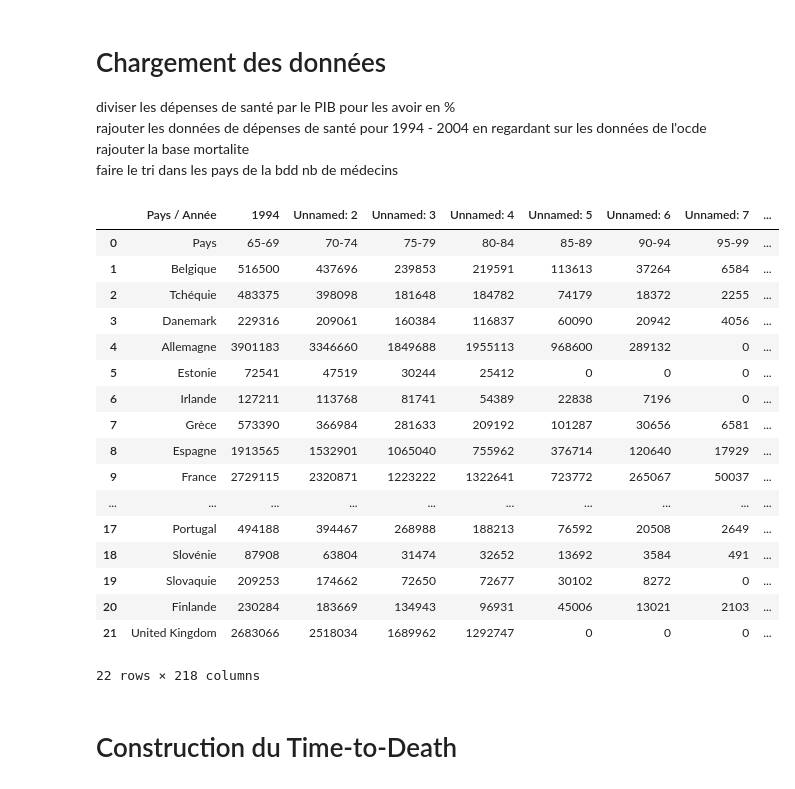
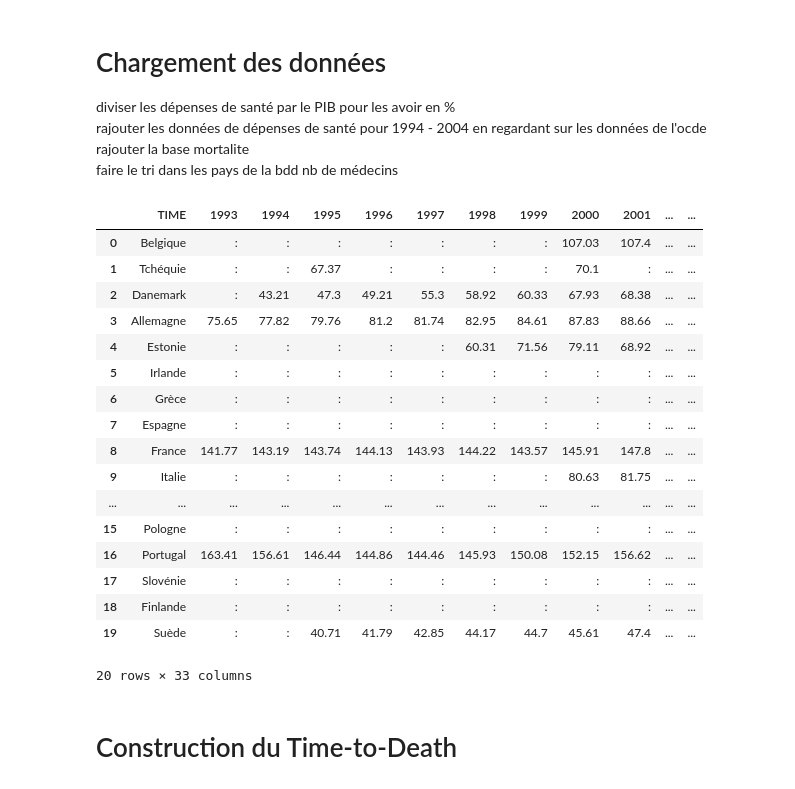
Before and after one commit to celineferbach/PESSD, a Jupyter notebook: main.ipynb, the cells around one changed output. Cells and saved outputs as stored; diff of their text form; code cells hidden in the pictures.

```diff
--- a/main.ipynb
+++ b/main.ipynb
@@ -24,42 +24,36 @@ rajouter les données de dépenses de santé pour 1994 - 2004 en regardant sur l
 rajouter la base mortalite
 faire le tri dans les pays de la bdd nb de médecins
 # %%
-def load_data() :
-    #PIB, pop_65, pop_tot, densite_medicale, out_of_pocket, mortalite :  #à remplacer par load_data() quand ce sera codé
-
-    depenses_sante_vol = pd.read_excel(os.path.join("data", "Depenses_sante_en_volume.xlsx"))
-    depenses_sante_PIB = pd.read_excel(os.path.join("data", "Depenses_Sante_PIB.xlsx"))
-    pib = pd.read_excel(os.path.join("data", "PIB.xlsx"))
-    pib_par_habitant = pd.read_excel(os.path.join("data", "PIB_par_habitant.xlsx"))
-    pop_tot = pd.read_excel(os.path.join("data", "Pop_tot.xlsx"))
-    pop65 = pd.read_excel(os.path.join("data", "Pop+65ans.xlsx"))
-    part_pop65 = pd.read_excel(os.path.join("data", "part_pop_plus_65.xlsx"))
-    pop_par_age = pd.read_excel(os.path.join("data", "Population_par_age_tranches5ans.xlsx"))
-
-    return depenses_sante_vol, depenses_sante_PIB, pib, pib_par_habitant, pop_tot, pop65, part_pop65, pop_par_age
-
-depenses_sante_vol, depenses_sante_PIB, pib, pib_par_habitant, pop_tot, pop65, part_pop65, pop_par_age = load_data()
+depenses_sante_vol = pd.read_excel(os.path.join("data", "Depenses_sante_en_volume.xlsx"))
+depenses_sante_PIB = pd.read_excel(os.path.join("data", "Depenses_Sante_PIB.xlsx"))
+pib = pd.read_excel(os.path.join("data", "PIB.xlsx"))
+pib_par_habitant = pd.read_excel(os.path.join("data", "PIB_par_habitant.xlsx"))
+pop_tot = pd.read_excel(os.path.join("data", "Pop_tot.xlsx"))
+pop65 = pd.read_excel(os.path.join("data", "Pop+65ans.xlsx"))
+part_pop65 = pd.read_excel(os.path.join("data", "part_pop_plus_65.xlsx"))
+pop_par_age = pd.read_excel(os.path.join("data", "Population_par_age_tranches5ans.xlsx"))
+offre_medicale = pd.read_excel(os.path.join("data", "Offre-medicale_Practiciens.xlsx"))
 # %%
-pop_par_age
+offre_medicale
 # %% [output]
-|  | Pays / Année | 1994 | Unnamed: 2 | Unnamed: 3 | Unnamed: 4 | Unnamed: 5 | Unnamed: 6 | Unnamed: 7 | ... |
-| 0 | Pays | 65-69 | 70-74 | 75-79 | 80-84 | 85-89 | 90-94 | 95-99 | ... |
-| 1 | Belgique | 516500 | 437696 | 239853 | 219591 | 113613 | 37264 | 6584 | ... |
-| 2 | Tchéquie | 483375 | 398098 | 181648 | 184782 | 74179 | 18372 | 2255 | ... |
-| 3 | Danemark | 229316 | 209061 | 160384 | 116837 | 60090 | 20942 | 4056 | ... |
-| 4 | Allemagne | 3901183 | 3346660 | 1849688 | 1955113 | 968600 | 289132 | 0 | ... |
-| 5 | Estonie | 72541 | 47519 | 30244 | 25412 | 0 | 0 | 0 | ... |
-| 6 | Irlande | 127211 | 113768 | 81741 | 54389 | 22838 | 7196 | 0 | ... |
-| 7 | Grèce | 573390 | 366984 | 281633 | 209192 | 101287 | 30656 | 6581 | ... |
-| 8 | Espagne | 1913565 | 1532901 | 1065040 | 755962 | 376714 | 120640 | 17929 | ... |
-| 9 | France | 2729115 | 2320871 | 1223222 | 1322641 | 723772 | 265067 | 50037 | ... |
-| ... | ... | ... | ... | ... | ... | ... | ... | ... | ... |
-| 17 | Portugal | 494188 | 394467 | 268988 | 188213 | 76592 | 20508 | 2649 | ... |
-| 18 | Slovénie | 87908 | 63804 | 31474 | 32652 | 13692 | 3584 | 491 | ... |
-| 19 | Slovaquie | 209253 | 174662 | 72650 | 72677 | 30102 | 8272 | 0 | ... |
-| 20 | Finlande | 230284 | 183669 | 134943 | 96931 | 45006 | 13021 | 2103 | ... |
-| 21 | United Kingdom | 2683066 | 2518034 | 1689962 | 1292747 | 0 | 0 | 0 | ... |
+|  | TIME | 1993 | 1994 | 1995 | 1996 | 1997 | 1998 | 1999 | 2000 | 2001 | ... | ... |
+| 0 | Belgique | : | : | : | : | : | : | : | 107.03 | 107.4 | ... | ... |
+| 1 | Tchéquie | : | : | 67.37 | : | : | : | : | 70.1 | : | ... | ... |
+| 2 | Danemark | : | 43.21 | 47.3 | 49.21 | 55.3 | 58.92 | 60.33 | 67.93 | 68.38 | ... | ... |
+| 3 | Allemagne | 75.65 | 77.82 | 79.76 | 81.2 | 81.74 | 82.95 | 84.61 | 87.83 | 88.66 | ... | ... |
+| 4 | Estonie | : | : | : | : | : | 60.31 | 71.56 | 79.11 | 68.92 | ... | ... |
+| 5 | Irlande | : | : | : | : | : | : | : | : | : | ... | ... |
+| 6 | Grèce | : | : | : | : | : | : | : | : | : | ... | ... |
+| 7 | Espagne | : | : | : | : | : | : | : | : | : | ... | ... |
+| 8 | France | 141.77 | 143.19 | 143.74 | 144.13 | 143.93 | 144.22 | 143.57 | 145.91 | 147.8 | ... | ... |
+| 9 | Italie | : | : | : | : | : | : | : | 80.63 | 81.75 | ... | ... |
+| ... | ... | ... | ... | ... | ... | ... | ... | ... | ... | ... | ... | ... |
+| 15 | Pologne | : | : | : | : | : | : | : | : | : | ... | ... |
+| 16 | Portugal | 163.41 | 156.61 | 146.44 | 144.86 | 144.46 | 145.93 | 150.08 | 152.15 | 156.62 | ... | ... |
+| 17 | Slovénie | : | : | : | : | : | : | : | : | : | ... | ... |
+| 18 | Finlande | : | : | : | : | : | : | : | : | : | ... | ... |
+| 19 | Suède | : | : | 40.71 | 41.79 | 42.85 | 44.17 | 44.7 | 45.61 | 47.4 | ... | ... |
-22 rows × 218 columns
+20 rows × 33 columns
 # %% [markdown]
 # Construction du Time-to-Death
 # %%
```
Also changed, not shown: parts of 4 cells of this notebook.
